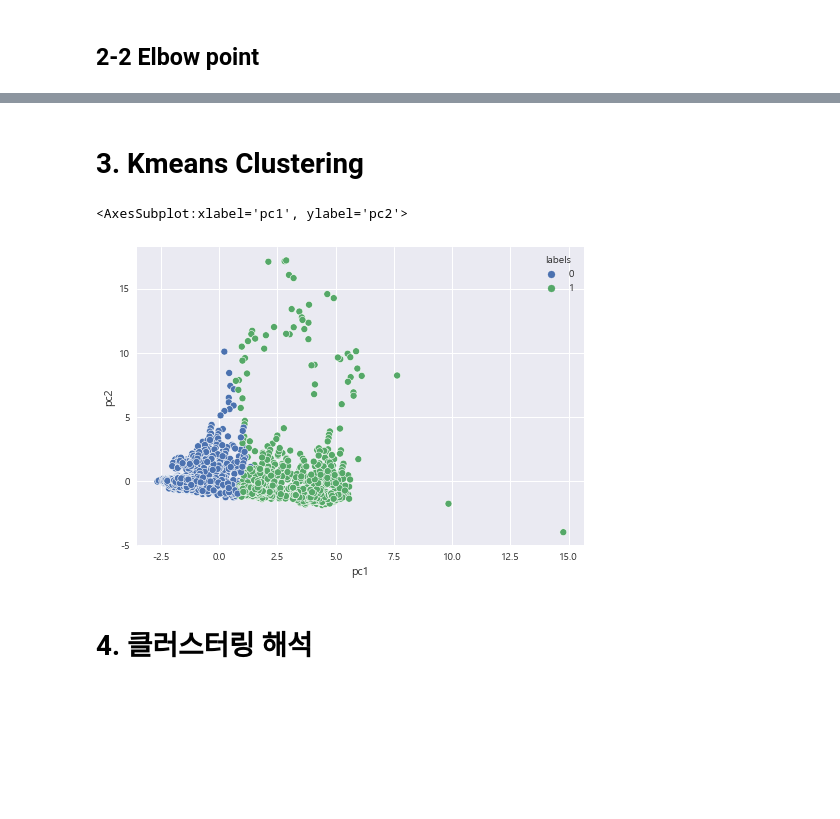
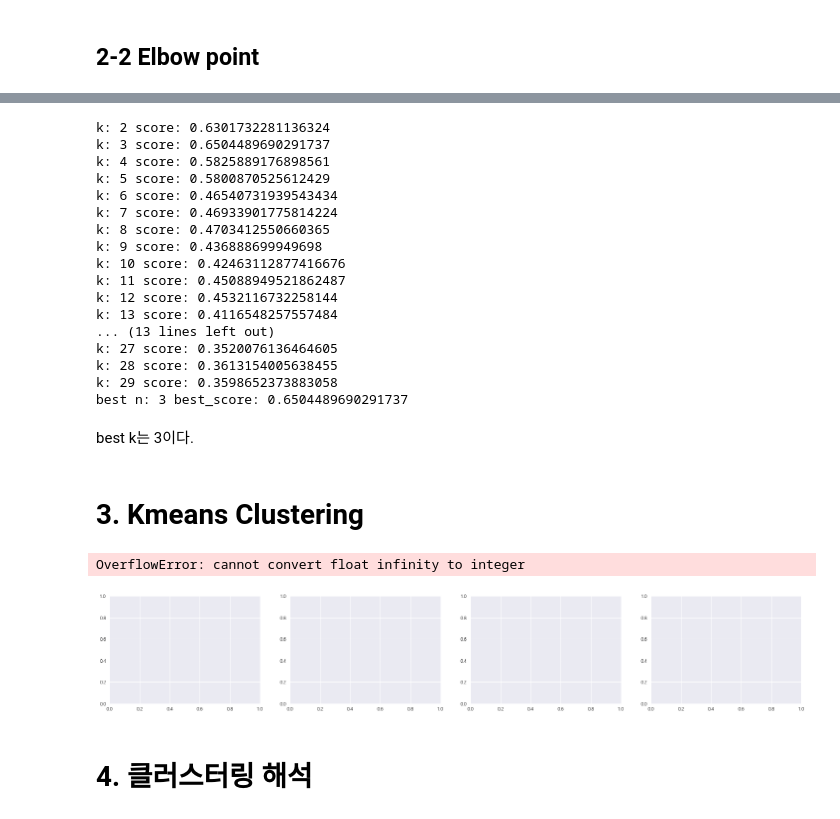
Before and after one commit to K-Final-Project/MZ-trend, a Jupyter notebook: KMEANS2.ipynb, the cells around one changed output, grey strips where cells are left out. Saved outputs shown, nothing was run; the diff lists cells and outputs as text; code cells hidden in the pictures; blank space fills up the shorter version.

```diff
--- a/KMEANS2.ipynb
+++ b/KMEANS2.ipynb
@@ -113,15 +150,55 @@ k는 4이 적당해 보임.
+# %%
+from sklearn.metrics import silhouette_score
+
+k_range = range(2,30)
+best_n = -1
+best_silhouette_score = -1
+
+for k in k_range:
+    kmeans = KMeans(n_clusters=k, random_state=200)
+    kmeans.fit(data2)
+    clusters = kmeans.predict(data2)
+
+    score =silhouette_score(data2, clusters)
+    print('k:', k, 'score:',score)
+
+    if score > best_silhouette_score:
+        best_n = k
+        best_silhouette_score = score
+print('best n:', best_n, 'best_score:' ,best_silhouette_score)
+# %% [output]
+k: 2 score: 0.6301732281136324
+k: 3 score: 0.6504489690291737
+k: 4 score: 0.5825889176898561
+k: 5 score: 0.5800870525612429
+k: 6 score: 0.46540731939543434
+k: 7 score: 0.46933901775814224
+k: 8 score: 0.4703412550660365
+k: 9 score: 0.436888699949698
+k: 10 score: 0.42463112877416676
+k: 11 score: 0.45088949521862487
+k: 12 score: 0.4532116732258144
+k: 13 score: 0.4116548257557484
+... (13 lines left out)
+k: 27 score: 0.3520076136464605
+k: 28 score: 0.3613154005638455
+k: 29 score: 0.3598652373883058
+best n: 3 best_score: 0.6504489690291737
+# %% [markdown]
+best k는 3이다.
 # %% [markdown]
 # 3. Kmeans Clustering
 # %%
 # k=4로 지정 후 군집화
-kmeans = KMeans(n_clusters = 2)
-kmeans.fit(data2)
-data2['labels'] = kmeans.predict(data2)
-data2.head()
-sns.scatterplot(x = 'pc1', y = 'pc2', hue = 'labels', data = data2)
+fig, ax = plt.subplots(ncols=4, figsize=(25,4))
+for i in range(4):
+    kmeans = KMeans(n_clusters = i)
+    kmeans.fit(data2)
+    data2['labels'] = kmeans.predict(data2)
+    sns.scatterplot(ax[i], x = 'pc1', y = 'pc2', hue = 'labels', data = data2)
 # %% [output]
-<AxesSubplot:xlabel='pc1', ylabel='pc2'>
+OverflowError: cannot convert float infinity to integer
-[figure, old version]
+[figure, new version]
 # %% [markdown]
 # 4. 클러스터링 해석
 # %%
```
Also changed, not shown: parts of 11 cells of this notebook, 1 other file.
